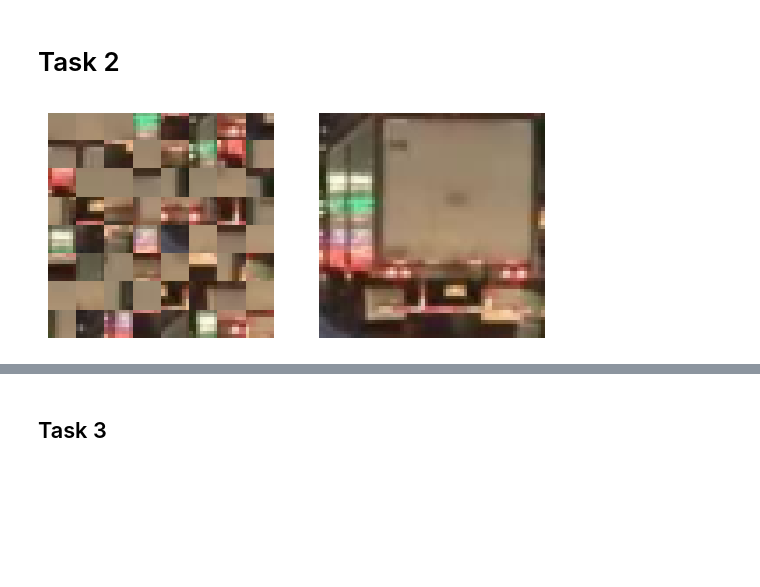
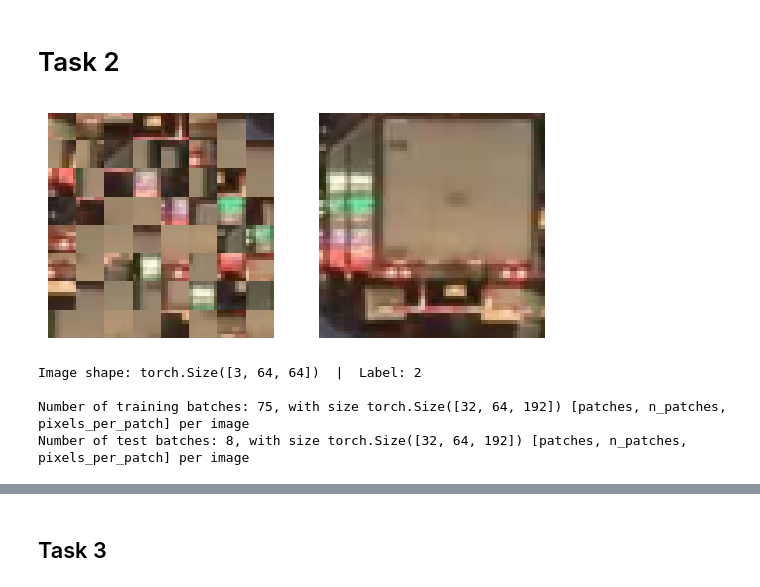
Before and after one commit to ricteland/-2AMM10-A2-Evangelists, a Jupyter notebook: assignment2_skeleton.ipynb, the cells around one changed output, grey strips where cells are left out. Cells and saved outputs as stored; diff of their text form; code cells hidden in the pictures; blank space fills up the shorter version.

```diff
--- a/assignment2_skeleton.ipynb
+++ b/assignment2_skeleton.ipynb
@@ -985,42 +969,105 @@ class PatchShuffle:
 
         return shuffled_img
 # %%
+
+
+
+### See how Patch Shuffle affects an image: CODE MEANT FOR ILLUSTRATION ###
+from torchvision.transforms import Compose, ToTensor, Resize
+from torchvision.transforms import functional as vf
+import matplotlib.pyplot as plt
+from torchvision import transforms
+from tqdm import tqdm
+
+
 train_dataset = BDDObjectClassificationDataset(
     dataset_dir=OBJ_CLS_DATASET_DIR,
     split="train",
-    img_transform=None,  # Fill train image transforms
+    img_transform=Compose([
+    Resize((64, 64)),
+    ToTensor(),
+    transforms.ColorJitter(brightness=0.2, contrast=0.2, saturation=0.2, hue=0.1),
+    transforms.RandomHorizontalFlip(p=0.5)
+]),
 )
 
 test_dataset = BDDObjectClassificationDataset(
     dataset_dir=OBJ_CLS_DATASET_DIR,
     split="test",
-    img_transform=None,  # Fill test image transforms
+    img_transform=Compose([Resize((64, 64)), ToTensor(), PatchShuffle()]),  # Fill test image transforms
 )
 
-### See how Patch Shuffle affects an image: CODE MEANT FOR ILLUSTRATION ###
-from torchvision.transforms import Compose, ToTensor, Resize
-from torchvision.transforms import functional as vf
-import matplotlib.pyplot as plt
 
 vis_dataset_noisy = BDDObjectClassificationDataset(
     dataset_dir=OBJ_CLS_DATASET_DIR,
     split="test",
     img_transform=Compose([Resize((64, 64)), ToTensor(), PatchShuffle(patch_size=8)]),
 )
 vis_dataset_clean = BDDObjectClassificationDataset(
     dataset_dir=OBJ_CLS_DATASET_DIR,
     split="test",
     img_transform=Compose([Resize((64, 64)), ToTensor()]),
 )
+
+
+test_dataset = vis_dataset_noisy  # Use the noisy version for testing
+test_dataset_original = vis_dataset_clean  # Keep the clean version for reference
+
 fig, ax = plt.subplots(1, 2)
 img_noisy, label = vis_dataset_noisy[16]
 img_clean, label = vis_dataset_clean[16]
 ax[0].imshow(vf.to_pil_image(img_noisy))
 ax[1].imshow(vf.to_pil_image(img_clean))
 for a in ax:
     a.set_xticks([])
     a.set_yticks([])
     a.set_frame_on(False)
 ### See how Patch Shuffle affects an image: CODE MEANT FOR ILLUSTRATION ###
 # %% [output]
-[figure, old version]
+[figure, new version]
+# %%
+# ══════════════════════════════════════════════════════════════════════════════
+# STEP 1 – Preprocessing & dataset definition
+# ══════════════════════════════════════════════════════════════════════════════
+
+img, label = train_dataset[0]
+
+print(f"Image shape: {img.shape}  |  Label: {label} \n")
+
+class Patchify:
+    def __init__(self, patch_size=8):
+        self.p = patch_size
+
+    def __call__(self, img):
+        # Input: [C, H, W]
+        c, h, w = img.shape
+        p = self.p
+        num_h = h // p
+        num_w = w // p
+
+        # 1. Unfold image into patches [C, H/p, W/p, p, p]
+        patches = img.unfold(1, p, p).unfold(2, p, p)
+
+        patches = patches.permute(1, 2, 0, 3, 4).contiguous().view(num_h * num_w, c * p * p)
+
+        patches = patches.view(num_h * num_w, c * p * p)  # [num_patches, pixels_per_patch]
+
+        return patches
+
+patchify8 = Patchify(patch_size=8)
+
+train_data = [(patchify8(img), label) for (img, label) in train_dataset]
+test_data = [(patchify8(img), label) for (img, label) in test_dataset]
+
+batch_size = 32
+
+train_dataloader = DataLoader(train_data, batch_size=batch_size, shuffle=True, num_workers=4)
+test_dataloader = DataLoader(test_data, batch_size=batch_size, shuffle=False, num_workers=4)
+
+print(f"Number of training batches: {len(train_dataloader)}, with size {next(iter(train_dataloader))[0].shape} [patches, n_patches, pixels_per_patch] per image")
+print(f"Number of test batches: {len(test_dataloader)}, with size {next(iter(test_dataloader))[0].shape} [patches, n_patches, pixels_per_patch] per image")
+# %% [output]
+Image shape: torch.Size([3, 64, 64])  |  Label: 2
+
+Number of training batches: 75, with size torch.Size([32, 64, 192]) [patches, n_patches, pixels_per_patch] per image
+Number of test batches: 8, with size torch.Size([32, 64, 192]) [patches, n_patches, pixels_per_patch] per image
```
Also changed, not shown: parts of 6 cells of this notebook, 1 other file.
